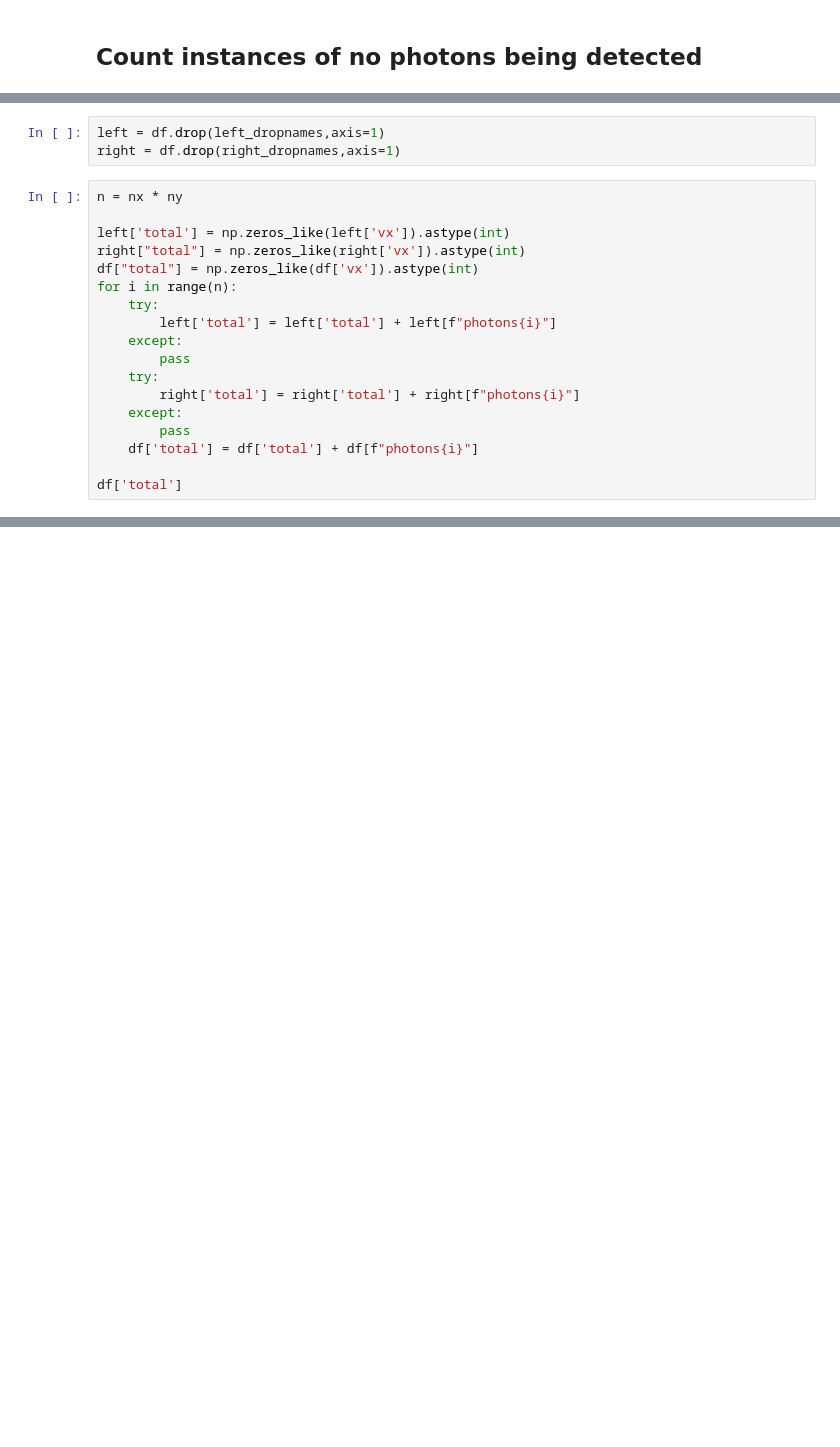
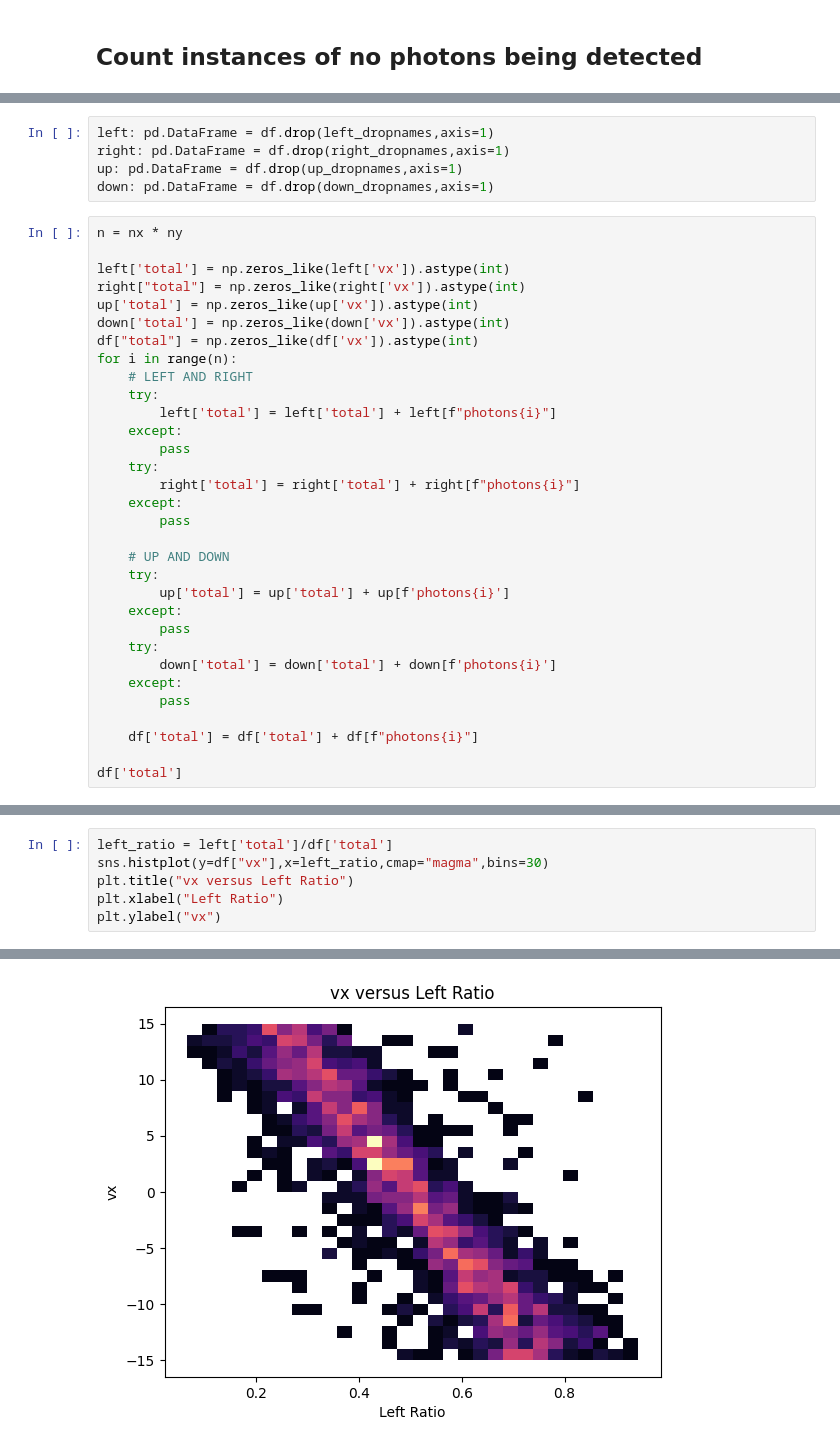
Before and after one commit to dobsonco/Detectors, a Jupyter notebook: processing.ipynb, the cells around one changed output, grey strips where cells are left out. Cells and saved outputs as stored; diff of their text form; blank space fills up the shorter version.

```diff
--- a/processing.ipynb
+++ b/processing.ipynb
@@ -90,13 +92,18 @@ right 3
 # %%
-left = df.drop(left_dropnames,axis=1)
-right = df.drop(right_dropnames,axis=1)
+left: pd.DataFrame = df.drop(left_dropnames,axis=1)
+right: pd.DataFrame = df.drop(right_dropnames,axis=1)
+up: pd.DataFrame = df.drop(up_dropnames,axis=1)
+down: pd.DataFrame = df.drop(down_dropnames,axis=1)
 # %%
 n = nx * ny
 
 left['total'] = np.zeros_like(left['vx']).astype(int)
 right["total"] = np.zeros_like(right['vx']).astype(int)
+up['total'] = np.zeros_like(up['vx']).astype(int)
+down['total'] = np.zeros_like(down['vx']).astype(int)
 df["total"] = np.zeros_like(df['vx']).astype(int)
 for i in range(n):
+    # LEFT AND RIGHT
     try:
         left['total'] = left['total'] + left[f"photons{i}"]
     except:
@@ -105,6 +112,17 @@ for i in range(n):
         right['total'] = right['total'] + right[f"photons{i}"]
     except:
         pass
+
+    # UP AND DOWN
+    try:
+        up['total'] = up['total'] + up[f'photons{i}']
+    except:
+        pass
+    try:
+        down['total'] = down['total'] + down[f'photons{i}']
+    except:
+        pass
+
     df['total'] = df['total'] + df[f"photons{i}"]
 
 df['total']
@@ -138,0 +142,7 @@ sns.scatterplot(x=df["vx"],y=left['total']/df['total'])
+# %%
+left_ratio = left['total']/df['total']
+sns.histplot(y=df["vx"],x=left_ratio,cmap="magma",bins=30)
+plt.title("vx versus Left Ratio")
+plt.xlabel("Left Ratio")
+plt.ylabel("vx")
+# %% [output]
@@ -138,0 +150 @@ sns.scatterplot(x=df["vx"],y=left['total']/df['total'])
+[figure, added]
```
Also changed, not shown: parts of 18 cells of this notebook, 1 other file.
